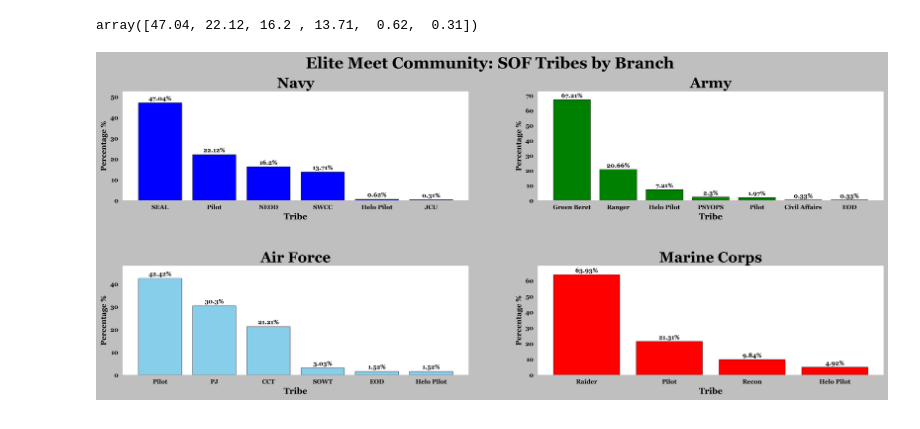
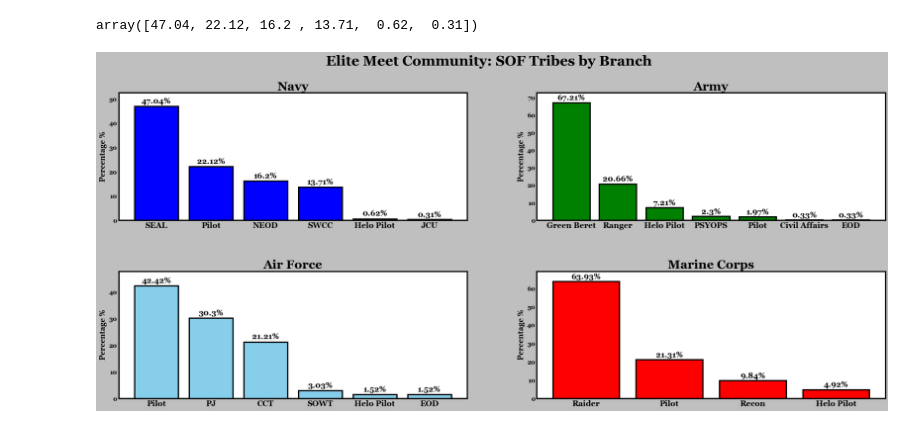
Before and after one commit to americanthinker/Capstone_Project_I, a Jupyter notebook: SOF_Analysis.ipynb, the cells around one changed output. Drawn from its saved outputs; the diff is of its cells as text; code cells hidden in the pictures.

```diff
--- a/SOF_Analysis.ipynb
+++ b/SOF_Analysis.ipynb
@@ -111,30 +108,31 @@ plt.style.use('grayscale')
 rcParams['font.family'] = 'serif'
 rcParams['font.serif'] = ['Georgia']
 # %%
-fig = plt.figure(figsize=(20,8))
-suptitle = fig.suptitle('Elite Meet Community: SOF Tribes by Branch', fontweight='bold', fontsize=26)
+fig = plt.figure(figsize=(28,12))
+suptitle = fig.suptitle('Elite Meet Community: SOF Tribes by Branch', fontweight='bold', fontsize=32)
 
 colors = ['blue', 'green', 'skyblue', 'red']
 for i, branch in enumerate(branches):
     ax = fig.add_subplot(2,2,i+1)
     ax.grid(False)
     df = percent(tribes[tribes['Branch'] == branch]['Tribe'].value_counts())
-    _ = plt.bar(x=df.index, height=df.values, data=df, color=colors[i], edgecolor='black')
+    _ = plt.bar(x=df.index, height=df.values, data=df, color=colors[i], edgecolor='k', linewidth=3)
+
     rects = _.patches
 
     # Make some labels.
     labels = [f"{value}%" for value in df.values]
 
     for rect, label in zip(rects, labels):
         height = rect.get_height()
         txt = plt.text(rect.get_x() + rect.get_width() / 2, height + 0.5 , label,
-                ha='center', va='bottom', fontweight='bold')
-    _ = fig.subplots_adjust(left=None, bottom=None, right=None, wspace=None, hspace=0.6)
-    title = ax.set_title(f'{branch}', fontsize=24, fontweight='bold')
-    xticks = plt.xticks(fontweight='bold')
+                ha='center', va='bottom', fontweight='bold', fontsize=18)
+    _ = fig.subplots_adjust(left=None, bottom=None, right=None, wspace=None, hspace=0.4)
+    title = ax.set_title(f'{branch}', fontsize=28, fontweight='bold')
+    xticks = plt.xticks(fontweight='bold', fontsize=18)
     yticks = plt.yticks(fontweight='bold')
-    xlabel = plt.xlabel('Tribe', fontweight='bold', fontsize=14)
+    #xlabel = plt.xlabel('Tribe', fontweight='bold', fontsize=14, labelpad=20)
     ylabel = plt.ylabel('Percentage %', fontweight='bold')
     ylim = plt.ylim(0,max(df.values) + 5.5)
 # %% [output]
-[figure, old version]
+[figure, new version]
```
Also changed, not shown: parts of 51 cells of this notebook, 7 other files.
